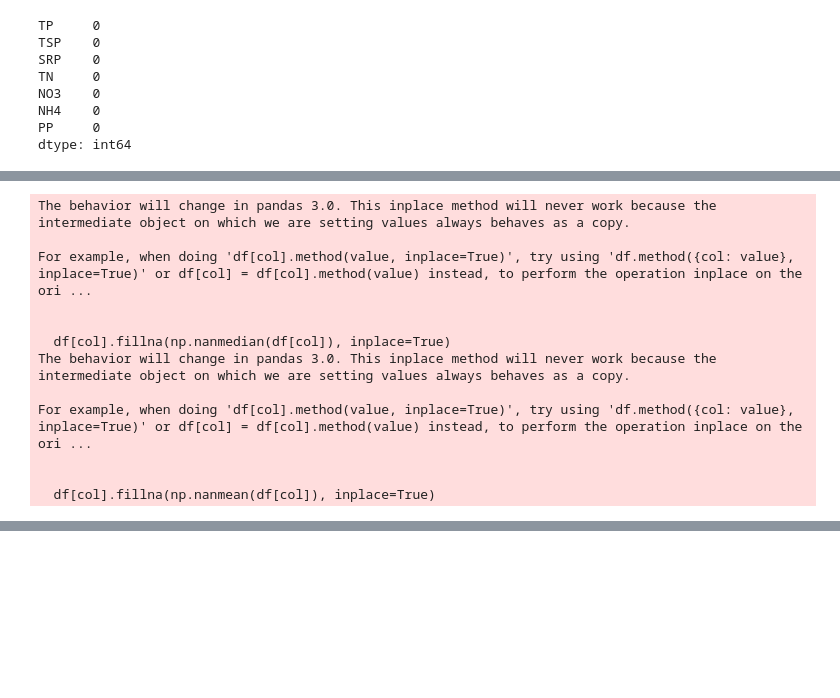
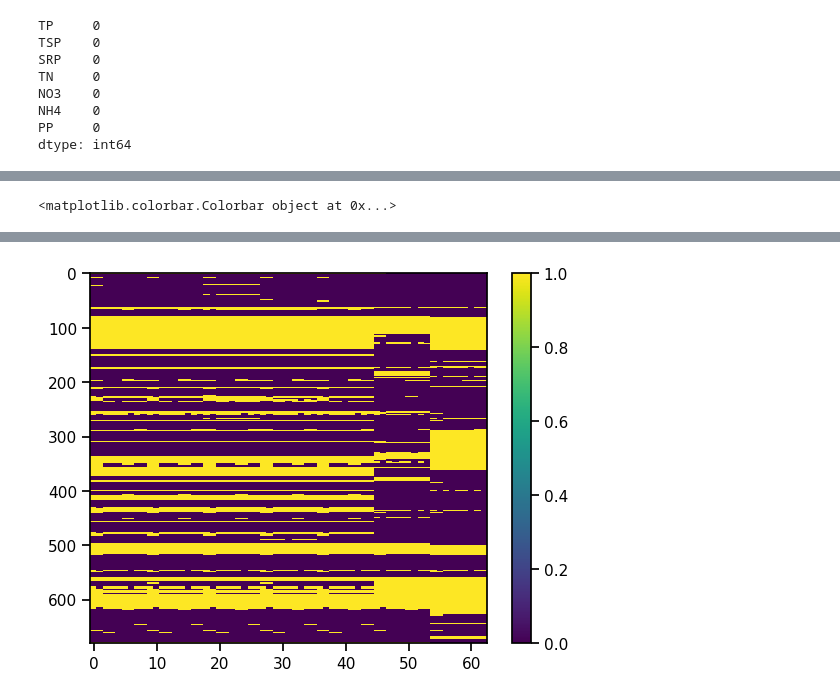
Before and after one commit to jrings/model_citizen, a Jupyter notebook: notebooks/stream_nitrogen/missing_values.ipynb, the cells around one changed output, grey strips where cells are left out. Saved outputs shown, nothing was run; the diff lists cells and outputs as text; code cells hidden in the pictures; blank space fills up the shorter version.

```diff
--- a/notebooks/stream_nitrogen/missing_values.ipynb
+++ b/notebooks/stream_nitrogen/missing_values.ipynb
@@ -39,12 +41,15 @@ df_stream.head()
 5 rows × 73 columns
 # %%
-df_stream["hour_of_day"] = df_stream["Datetime"].apply(lambda x: x.split(":")[0][-2:]).astype(float)
-df_stream["month"] = df_stream["Datetime"].apply(lambda x: x.split("-")[1]).astype(float)
-event = df_stream["Sample_Type"].values
+hour_of_day = df_stream["Datetime"].apply(lambda x: x.split(":")[0][-2:]).astype(float)
+datetimes = pd.to_datetime(df_stream["Datetime"])
+month = df_stream["Datetime"].apply(lambda x: x.split("-")[1]).astype(float)
+event = df_stream["Sample_Type"].str.lower().values
+site = df_stream["Site"].str.lower().values
 for col in ["Site", "Datetime", "Sample_Type"]:
     df_stream.drop(col, axis=1, inplace=True)
 target_cols = ["TP", "TSP", "SRP", "TN", "NO3", "NH4", "PP"]
 targets = df_stream[target_cols].copy()
+y = np.array(targets["PP"])  # Stick to one target
 for col in target_cols:
     df_stream.drop(col, axis=1, inplace=True)
 df_stream.shape
@@ -103,16 +87,6 @@ def f_mean_impute(df: pd.DataFrame) -> pd.DataFrame:
-# %%
-for func in [f_median_impute, f_mean_impute]:
-    imputation_scores[func.__name__] = evaluate_approach(func)
-# %% [output]
-The behavior will change in pandas 3.0. This inplace method will never work because the intermediate object on which we are setting values always behaves as a copy.
-
-For example, when doing 'df[col].method(value, inplace=True)', try using 'df.method({col: value}, inplace=True)' or df[col] = df[col].method(value) instead, to perform the operation inplace on the ori ...
-
-
-  df[col].fillna(np.nanmedian(df[col]), inplace=True)
-The behavior will change in pandas 3.0. This inplace method will never work because the intermediate object on which we are setting values always behaves as a copy.
-
-For example, when doing 'df[col].method(value, inplace=True)', try using 'df.method({col: value}, inplace=True)' or df[col] = df[col].method(value) instead, to perform the operation inplace on the ori ...
-
-
-  df[col].fillna(np.nanmean(df[col]), inplace=True)
+# %%
+is_missing = df_stream.isna().astype(int)
+
+plt.imshow(is_missing, aspect="auto", interpolation="none")
+plt.colorbar()
+# %% [output]
@@ -118,0 +94 @@ For example, when doing 'df[col].method(value, inplace=True)', try using 'df.met
+<matplotlib.colorbar.Colorbar object at 0x...>
@@ -118,0 +96 @@ For example, when doing 'df[col].method(value, inplace=True)', try using 'df.met
+[figure, added]
```
Also changed, not shown: parts of 12 cells of this notebook.
